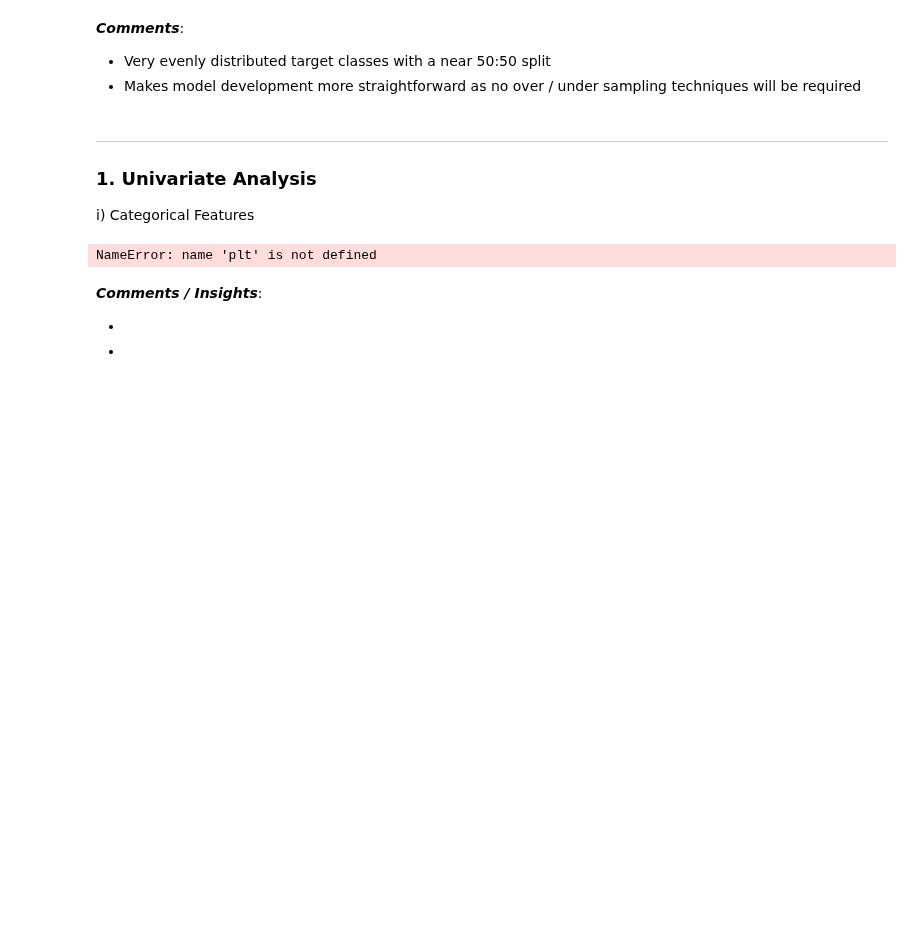
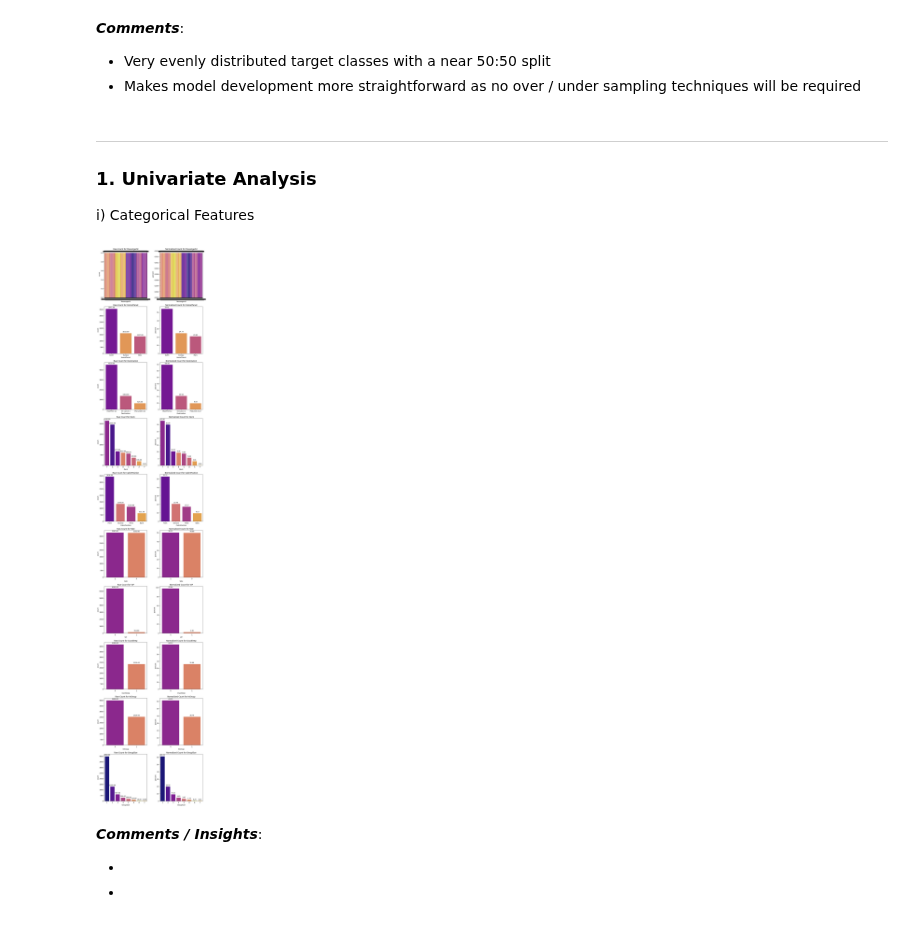
Before and after one commit to mailliwJ/spaceTitanic, a Jupyter notebook: notebooks/episode_I.ipynb, the cells around one changed output. Drawn from its saved outputs; the diff is of its cells as text; code cells hidden in the pictures; blank space fills up the shorter version.

```diff
--- a/notebooks/episode_I.ipynb
+++ b/notebooks/episode_I.ipynb
@@ -323,0 +322,3 @@ Total Percentage of Null Values: 0.00%
+# %%
+info_df = mlt.describe_and_suggest(train_set)
+info_df
@@ -452,16 +471,16 @@ i) Categorical Features
 # %%
 fig, axes = plt.subplots(len(cat_cols), 2, figsize=(10, 5 * len(cat_cols)))
 
 for i, col in enumerate(cat_cols):
-    viz.countplot(train, col, stat='count', show_vals=True, ax=axes[i][0])
+    viz.countplot(train_set, col, stat='count', show_vals=True, ax=axes[i][0])
     axes[i][0].set_title(f'Raw Count for {col}')
-    viz.countplot(train, col, stat='percent', show_vals=True, ax=axes[i][1])
+    viz.countplot(train_set, col, stat='percent', show_vals=True, ax=axes[i][1])
     axes[i][1].set_title(f'Normalized Count for {col}')
 
 plt.tight_layout()
 plt.show()
 # %% [output]
-NameError: name 'plt' is not defined
+[figure, added]
 # %% [markdown]
 ***Comments / Insights***:
 
```
Also changed, not shown: parts of 26 cells of this notebook, 3 other files.
